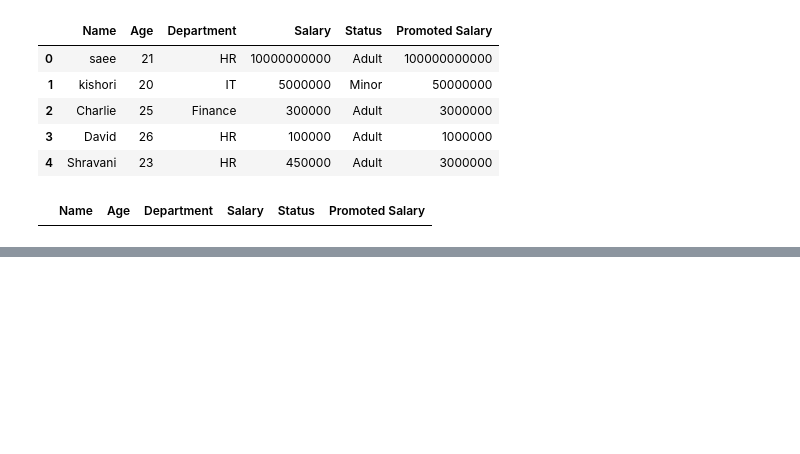
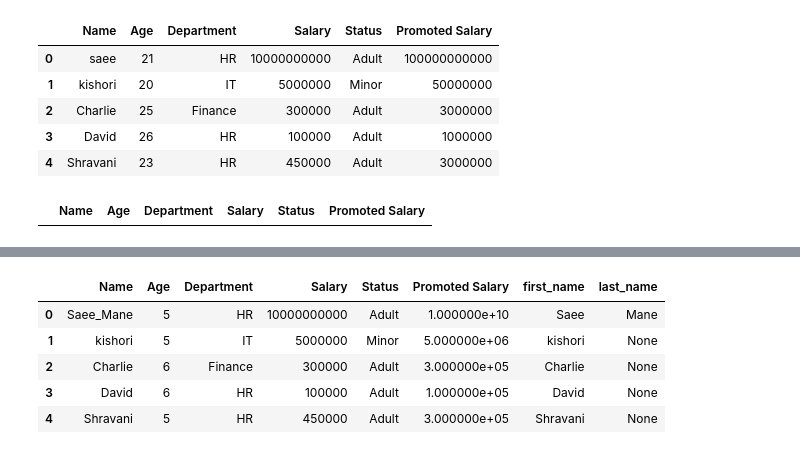
Before and after one commit to saeemane05/Python_Data_Analysis_Fundamental, a Jupyter notebook: PANDAS/02_cleaning_and_validation.ipynb, the cells around one changed output, grey strips where cells are left out. Saved outputs shown, nothing was run; the diff lists cells and outputs as text; code cells hidden in the pictures; blank space fills up the shorter version.

```diff
--- a/PANDAS/02_cleaning_and_validation.ipynb
+++ b/PANDAS/02_cleaning_and_validation.ipynb
@@ -275,0 +335,10 @@ df_dup
+# %%
+df['Age'] = df["Age"].astype(int)
+df
+# %% [output]
+|  | Name | Age | Department | Salary | Status | Promoted Salary | first_name | last_name |
+| 0 | Saee_Mane | 5 | HR | 10000000000 | Adult | 1.000000e+10 | Saee | Mane |
+| 1 | kishori | 5 | IT | 5000000 | Minor | 5.000000e+06 | kishori | None |
+| 2 | Charlie | 6 | Finance | 300000 | Adult | 3.000000e+05 | Charlie | None |
+| 3 | David | 6 | HR | 100000 | Adult | 1.000000e+05 | David | None |
+| 4 | Shravani | 5 | HR | 450000 | Adult | 3.000000e+05 | Shravani | None |
```
Also changed, not shown: parts of 9 cells of this notebook.
